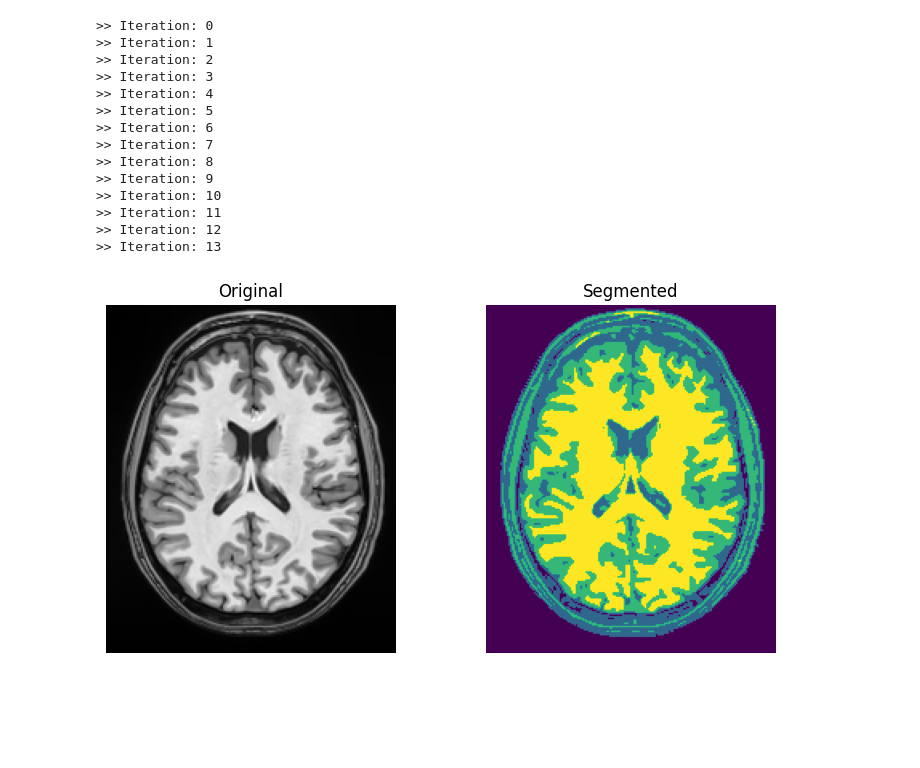
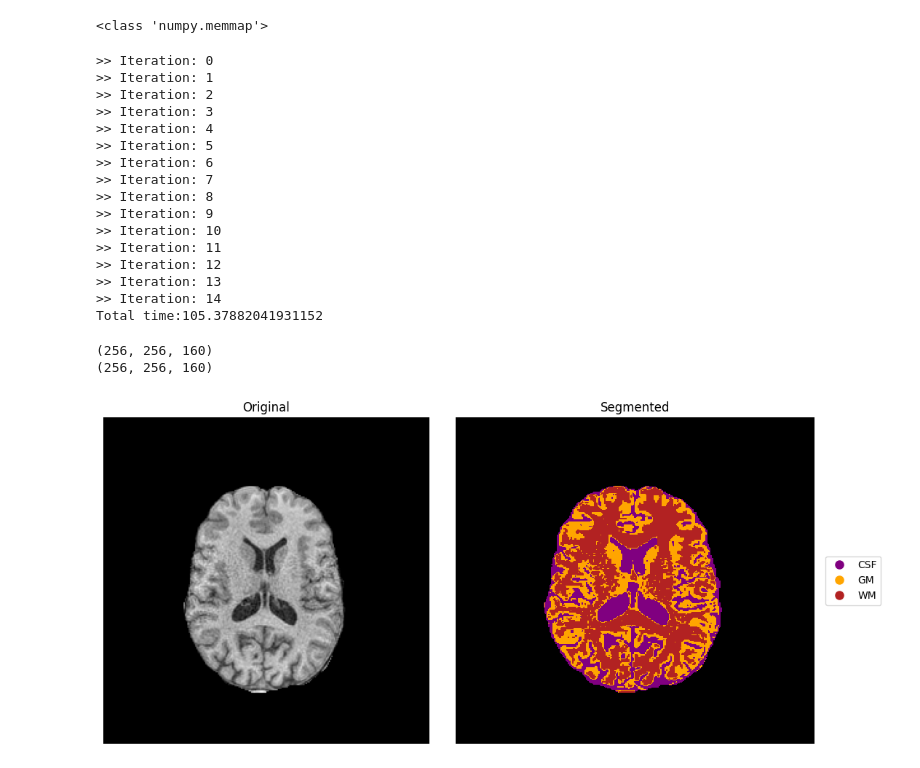
Before and after one commit to elisedl1/MRI-Thermometry-Prediction, a Jupyter notebook: dipy_notebook.ipynb, the cells around one changed output. Saved outputs shown, nothing was run; the diff lists cells and outputs as text; code cells hidden in the pictures; blank space fills up the shorter version.

```diff
--- a/dipy_notebook.ipynb
+++ b/dipy_notebook.ipynb
@@ -8,7 +11,13 @@ import time
 # %%
 # Get NIFTI image
-data, affine, img = load_nifti("E:\\Documents\\DipySegmentation\\N4_Test.nii", return_img = True)
+data, affine, img = load_nifti("E:\\Documents\\masked_nifti.nii", return_img = True)
+
+
+# image = img.slicer[40:-40, 15:-25]
 orig = img.get_fdata()
+print(type(orig))
+# %% [output]
+<class 'numpy.memmap'>
 # %%
 # Choose number of classes and beta value
 nclass = 3
@@ -36,30 +45,50 @@ print('Total time:' + str(total_time))
 >> Iteration: 11
 >> Iteration: 12
 >> Iteration: 13
+>> Iteration: 14
+Total time:105.37882041931152
+# %%
+# Define the values and colors for segmentation cmap
+colors = ['black', 'purple', 'orange', 'firebrick']
+values = [0, 1, 2, 3]
+labels = ['CSF', 'GM', 'WM']
+
+
+# Create a custom colormap dictionary
+seg_cmap = LinearSegmentedColormap.from_list("mycmap", list(zip(values, colors)))
+# %%
+print(orig.shape)
+print(final_segmentation.shape)
+# %% [output]
+(256, 256, 160)
+(256, 256, 160)
 # %%
 # Plot segmentation before and after
 axial_middle = data.shape[2] // 2
 
-# Create a figure with two subplots
+# Create a figure with three subplots
 fig, axes = plt.subplots(1, 2)
-fig.set_size_inches(8, 4)
+fig.set_size_inches(11, 5)
 
 # First subplot - data[:, :, axial_middle]
 axes[0].set_axis_off()
-axes[0].imshow(data[:, :, axial_middle].T, cmap='gray', origin='lower')
+axes[0].imshow(data[:, :, 89].T, cmap='gray', origin='lower')
 axes[0].set_title('Original')
 
-# Second subplot - final_segmentation[..., 89]
+# Second subplot - final_segmentation[..., 89] with legend
 axes[1].set_axis_off()
-axes[1].imshow(np.rot90(final_segmentation[..., 89]))
+image = axes[1].imshow(np.rot90(final_segmentation[..., 89]), cmap=plt.cm.colors.ListedColormap(colors), aspect='auto')
 axes[1].set_title('Segmented')
+legend_elements = [plt.Line2D([0], [0], marker='o', color='w', markerfacecolor=color, markersize=10, label=label)
+                   for label, color in zip(labels, colors[1:])]
+axes[1].legend(handles=legend_elements, loc='center right', bbox_to_anchor=(1.2, 0.5))
 
 # Adjust the spacing between subplots
 plt.tight_layout()
 
 # Save the figure
 plt.savefig('final_seg.png', bbox_inches='tight', pad_inches=0)
 # %% [output]
-[figure, old version]
+[figure, new version]
 # %%
 # Plot probability masks for CSF, WM, GM
```
Also changed, not shown: parts of 3 cells of this notebook, 1 other file.
